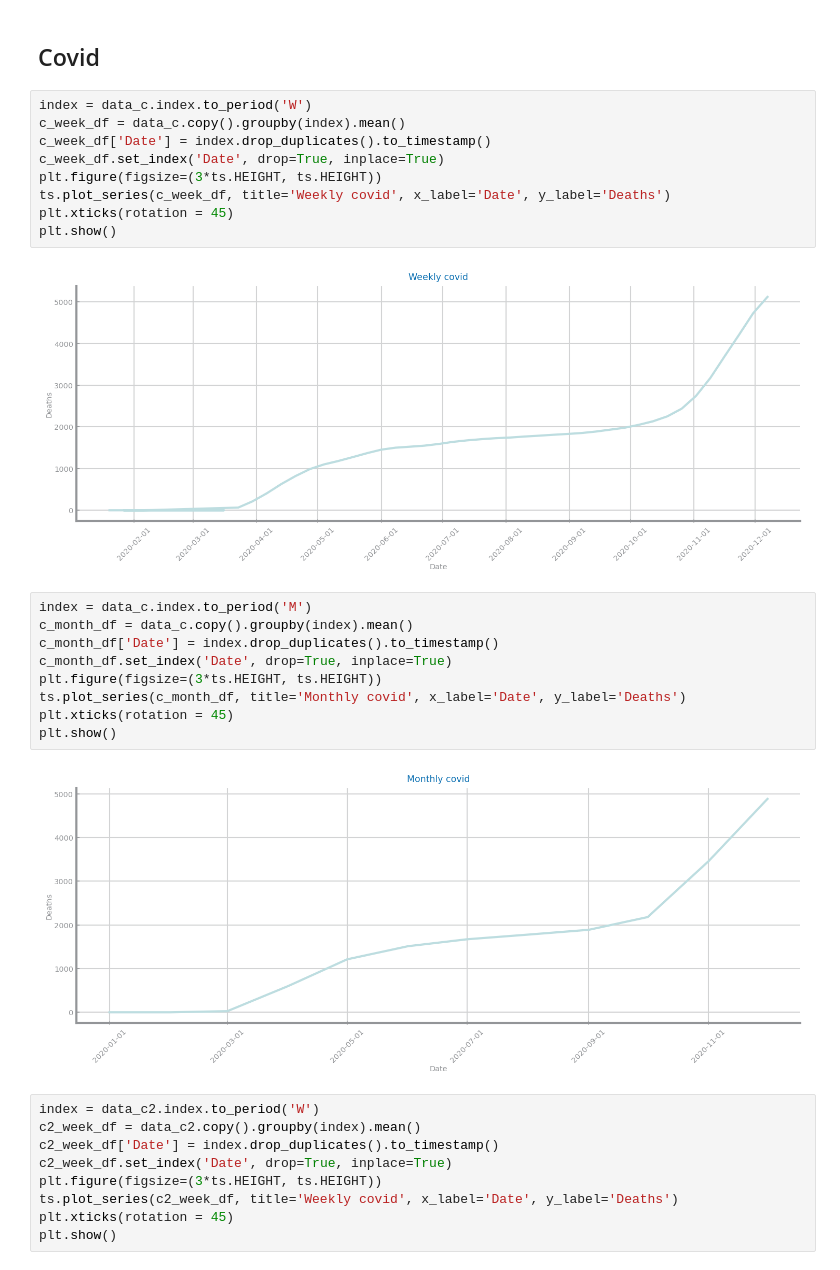
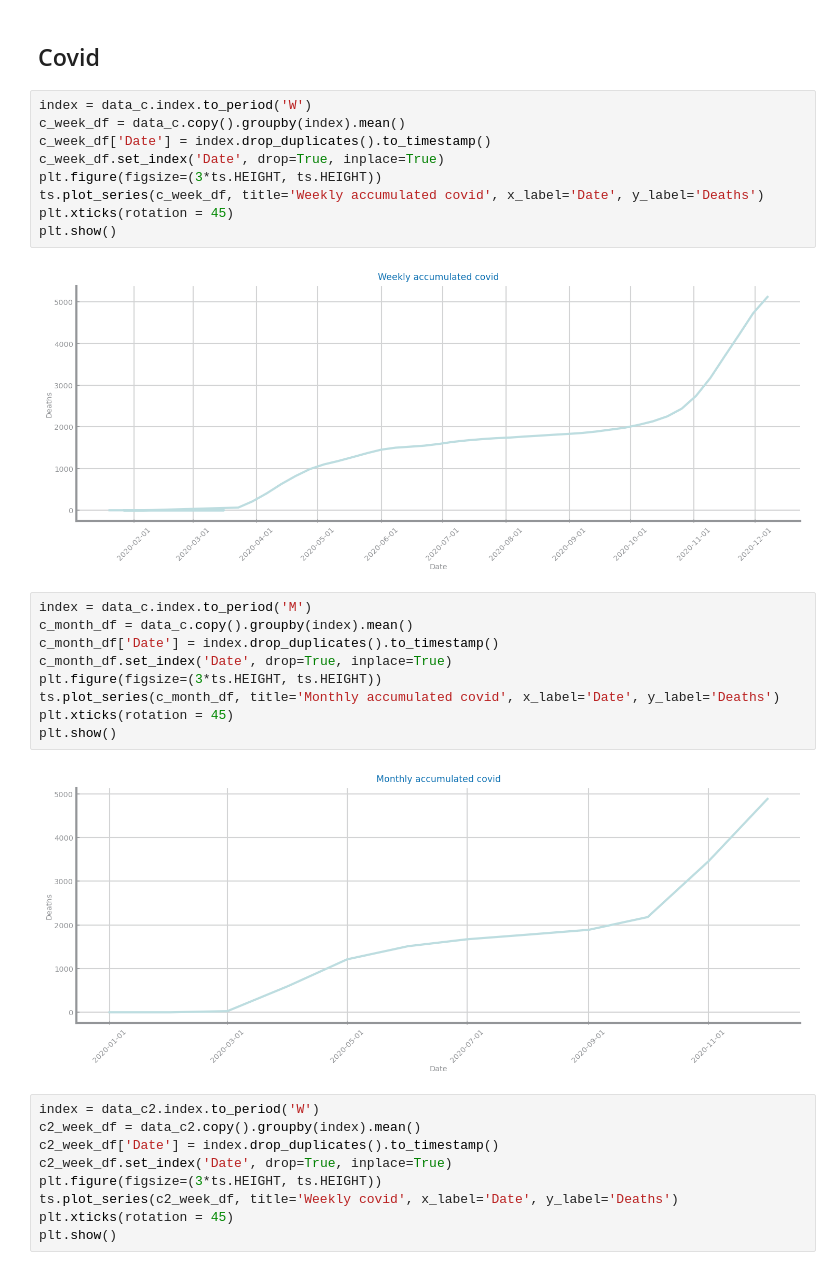
Before and after one commit to joaofbravo/CD_G20, a Jupyter notebook: last_lab/Profiling.ipynb, the cells around one changed output. Drawn from its saved outputs; the diff is of its cells as text.

```diff
--- a/last_lab/Profiling.ipynb
+++ b/last_lab/Profiling.ipynb
@@ -79,25 +79,25 @@ plt.show()
 # %%
 index = data_c.index.to_period('W')
 c_week_df = data_c.copy().groupby(index).mean()
 c_week_df['Date'] = index.drop_duplicates().to_timestamp()
 c_week_df.set_index('Date', drop=True, inplace=True)
 plt.figure(figsize=(3*ts.HEIGHT, ts.HEIGHT))
-ts.plot_series(c_week_df, title='Weekly covid', x_label='Date', y_label='Deaths')
+ts.plot_series(c_week_df, title='Weekly accumulated covid', x_label='Date', y_label='Deaths')
 plt.xticks(rotation = 45)
 plt.show()
 # %% [output]
-[figure, old version]
+[figure, new version]
 # %%
 index = data_c.index.to_period('M')
 c_month_df = data_c.copy().groupby(index).mean()
 c_month_df['Date'] = index.drop_duplicates().to_timestamp()
 c_month_df.set_index('Date', drop=True, inplace=True)
 plt.figure(figsize=(3*ts.HEIGHT, ts.HEIGHT))
-ts.plot_series(c_month_df, title='Monthly covid', x_label='Date', y_label='Deaths')
+ts.plot_series(c_month_df, title='Monthly accumulated covid', x_label='Date', y_label='Deaths')
 plt.xticks(rotation = 45)
 plt.show()
 # %% [output]
-[figure, old version]
+[figure, new version]
 # %%
 index = data_c2.index.to_period('W')
 c2_week_df = data_c2.copy().groupby(index).mean()
```
Also changed, not shown: parts of 10 cells of this notebook.
